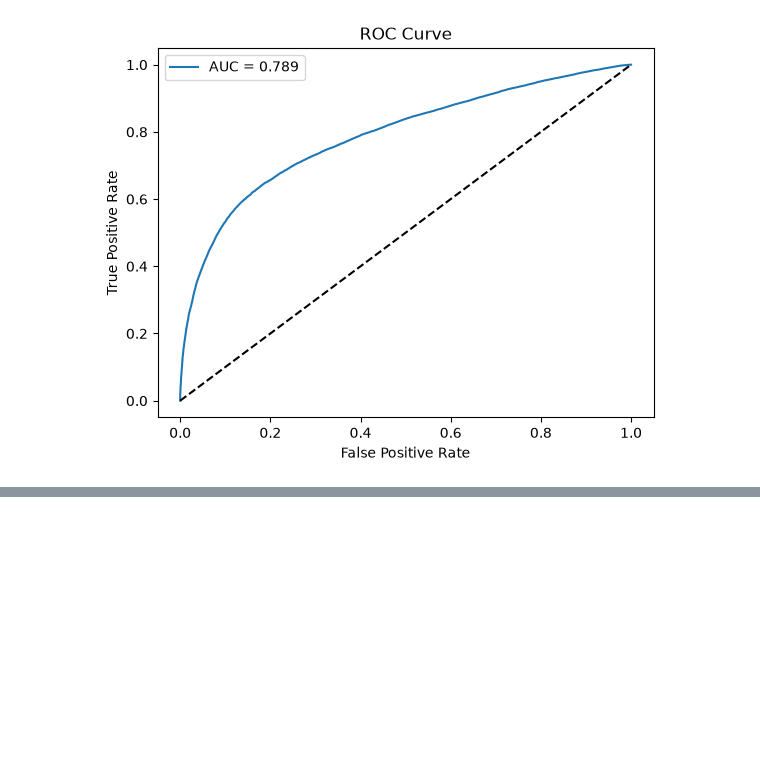
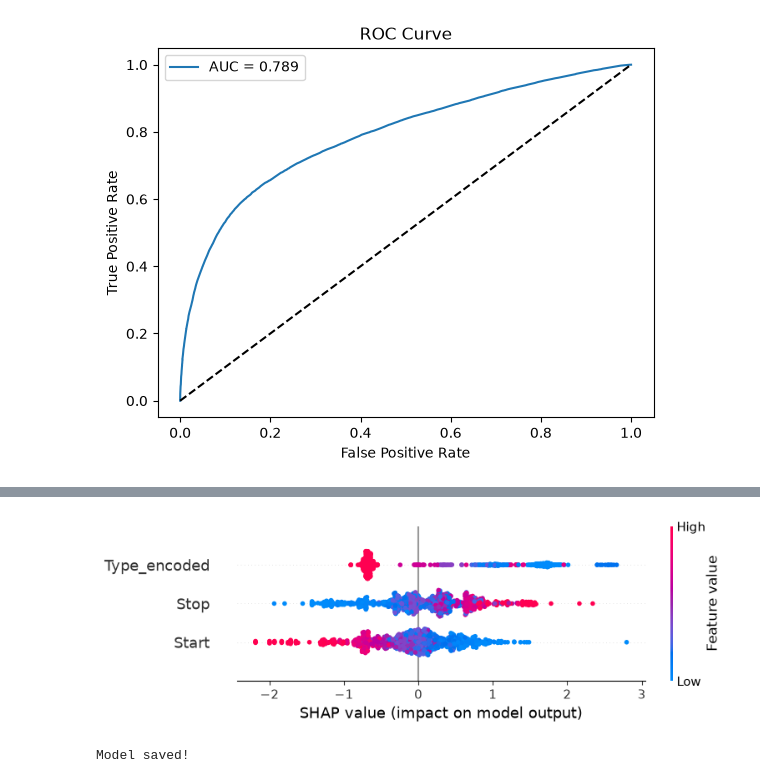
Before and after one commit to shreya-shahapur/Gene_Mutation_Project, a Jupyter notebook: notebooks/analysis.ipynb, the cells around one changed output, grey strips where cells are left out. Saved outputs shown, nothing was run; the diff lists cells and outputs as text; code cells hidden in the pictures; blank space fills up the shorter version.

Commit message:
Add streamlit app and model

```diff
--- a/notebooks/analysis.ipynb
+++ b/notebooks/analysis.ipynb
@@ -233,0 +265,15 @@ shap.summary_plot(shap_values, X_test[:1000])
+# %%
+import shap
+
+explainer = shap.Explainer(model)
+shap_values = explainer(X_test[:1000])
+shap.summary_plot(shap_values, X_test[:1000], show=False)
+plt.savefig('../shap_plot.png', bbox_inches='tight')
+plt.show()
+# %% [output]
+[figure, added]
+# %%
+model.save_model('../model.json')
+print("Model saved!")
+# %% [output]
+Model saved!
```
Also changed, not shown: parts of 3 cells of this notebook, 2 other files.
